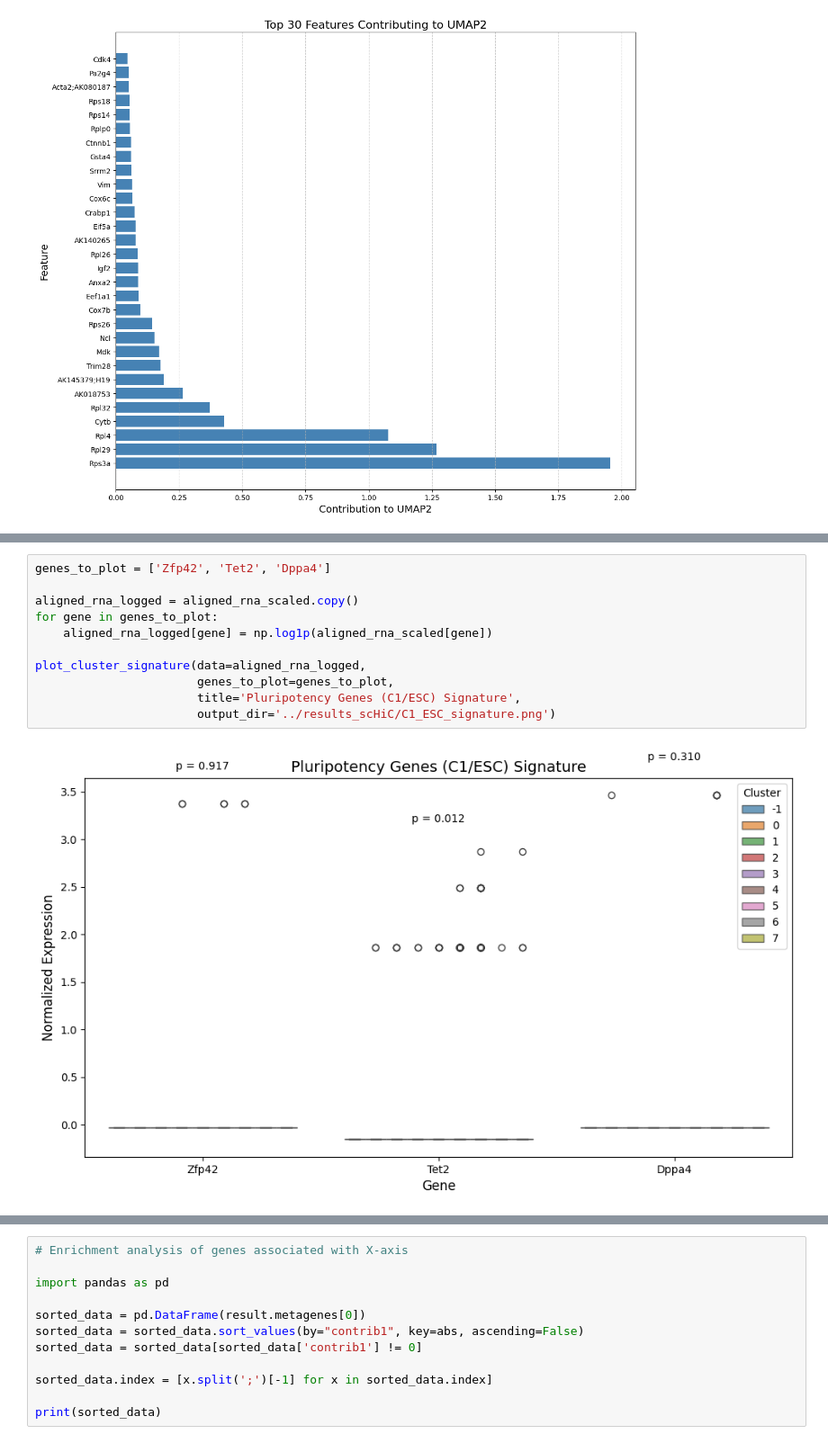
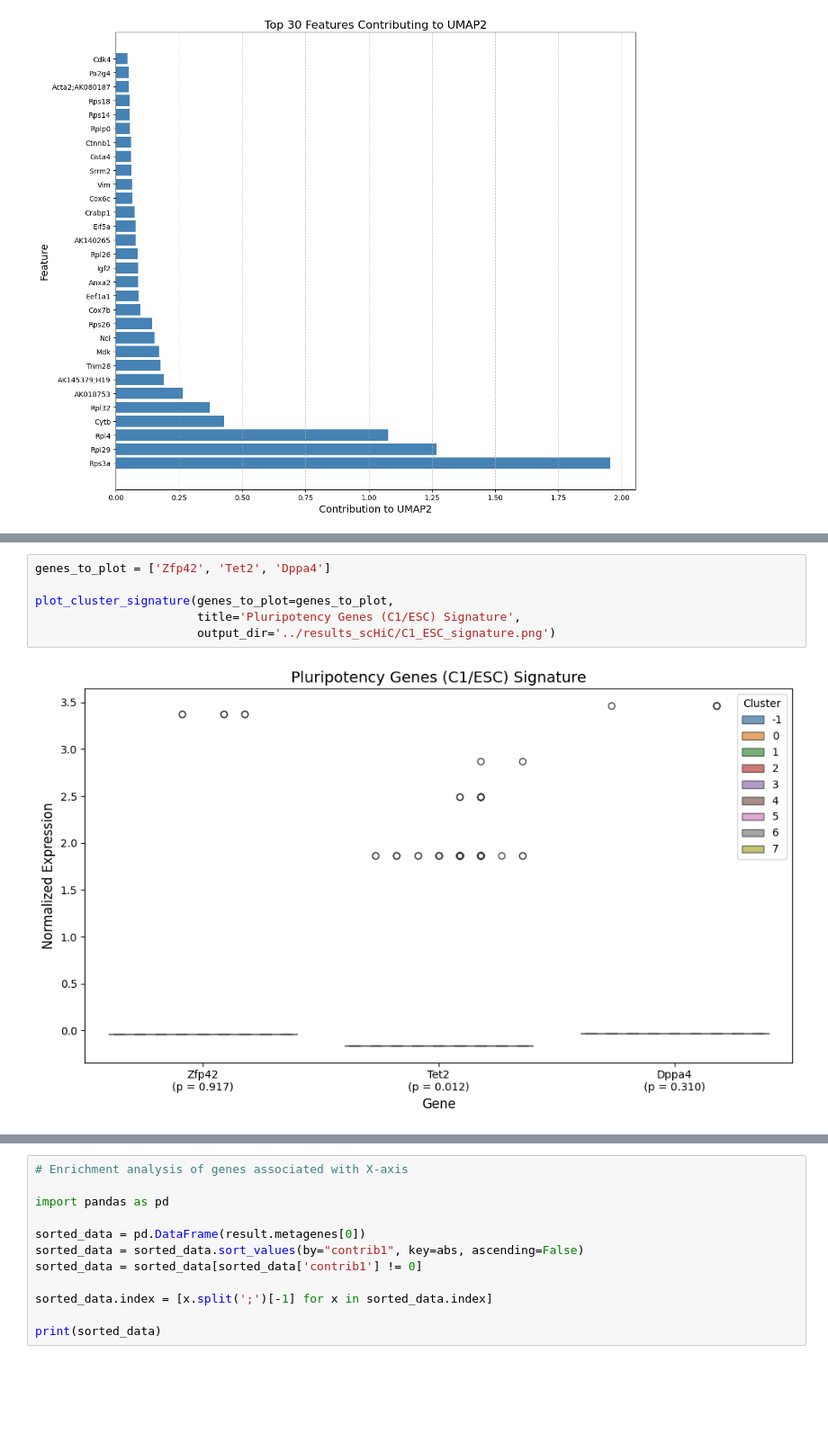
Before and after one commit to hirscheylab/umap_multiomics_integration, a Jupyter notebook: scripts/06_scHiC.ipynb, the cells around one changed output, grey strips where cells are left out. Shown at 90% size. Saved outputs shown, nothing was run; the diff lists cells and outputs as text; blank space fills up the shorter version.

Commit message:
compute signatures 2

```diff
--- a/scripts/06_scHiC.ipynb
+++ b/scripts/06_scHiC.ipynb
@@ -801,16 +792,11 @@ plot_cluster_signature(data=aligned_rna_logged,
 # %%
 genes_to_plot = ['Zfp42', 'Tet2', 'Dppa4']
 
-aligned_rna_logged = aligned_rna_scaled.copy()
-for gene in genes_to_plot:
-    aligned_rna_logged[gene] = np.log1p(aligned_rna_scaled[gene])
-
-plot_cluster_signature(data=aligned_rna_logged,
-                       genes_to_plot=genes_to_plot,
+plot_cluster_signature(genes_to_plot=genes_to_plot,
                        title='Pluripotency Genes (C1/ESC) Signature',
                        output_dir='../results_scHiC/C1_ESC_signature.png')
 # %% [output]
-[figure, old version]
+[figure, new version]
 # %%
 genes_to_plot = [
     "Twist1",
```
Also changed, not shown: parts of 9 cells of this notebook.
